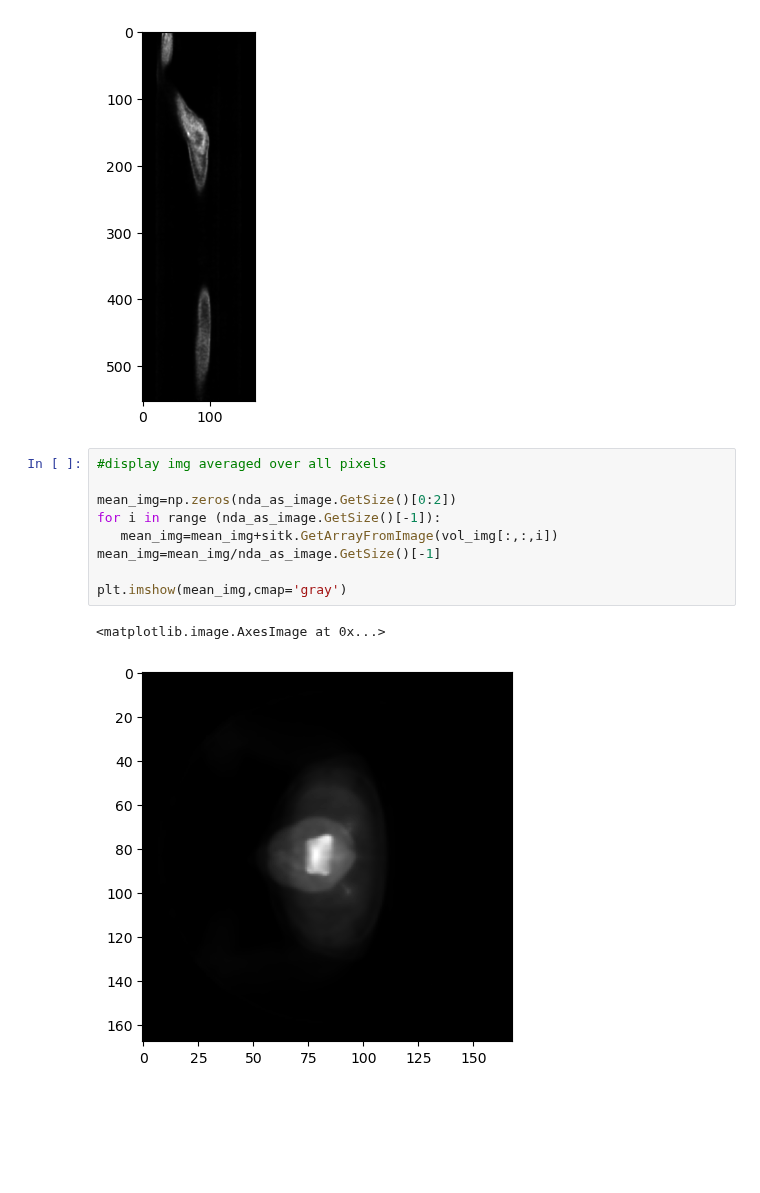
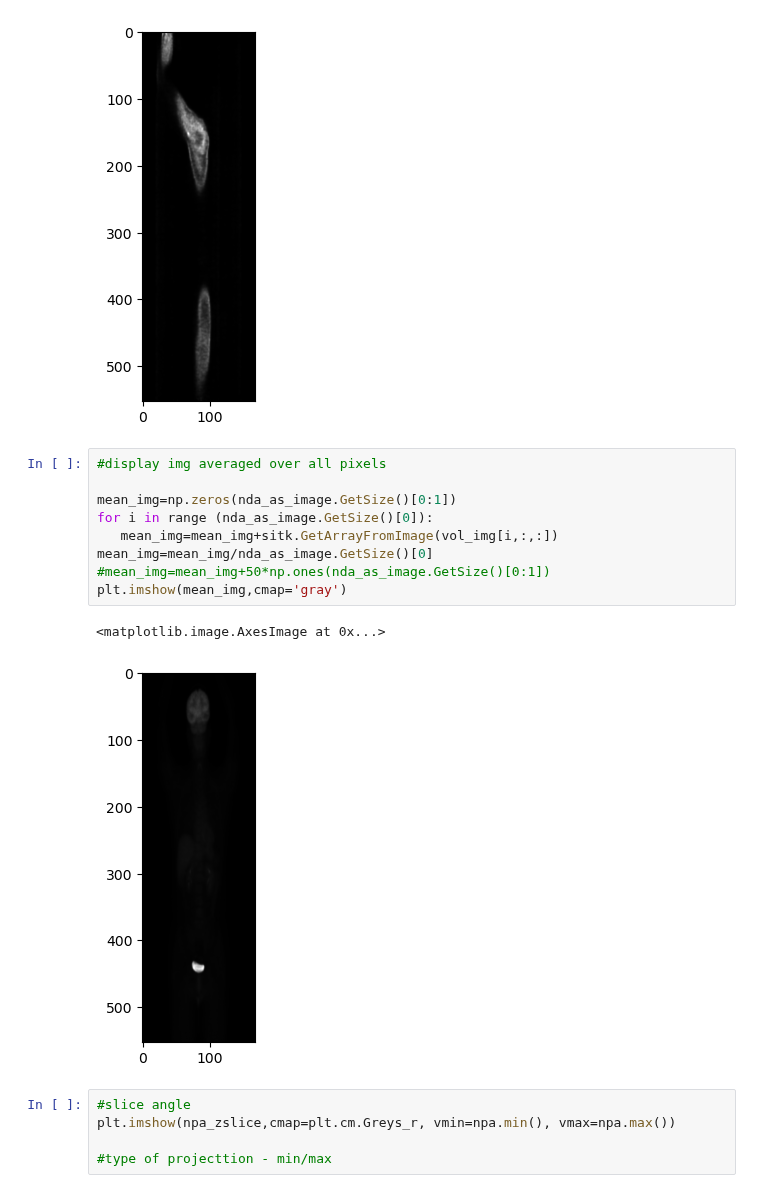
Before and after one commit to NickosKal/UCAN-PET-CT-image-data-handling-pipeline, a Jupyter notebook: Task 2.1/SimpleITK_exploration.ipynb, the cells around one changed output. Drawn from its saved outputs; the diff is of its cells as text; blank space fills up the shorter version.

Commit message:
Implemented diff types of projections & angles

```diff
--- a/Task 2.1/SimpleITK_exploration.ipynb
+++ b/Task 2.1/SimpleITK_exploration.ipynb
@@ -96,12 +96,17 @@ plt.imshow(sitk.GetArrayFromImage(slice_2d),cmap='gray')
 # %%
 #display img averaged over all pixels
 
-mean_img=np.zeros(nda_as_image.GetSize()[0:2])
-for i in range (nda_as_image.GetSize()[-1]):
-   mean_img=mean_img+sitk.GetArrayFromImage(vol_img[:,:,i])
-mean_img=mean_img/nda_as_image.GetSize()[-1]
-
+mean_img=np.zeros(nda_as_image.GetSize()[0:1])
+for i in range (nda_as_image.GetSize()[0]):
+   mean_img=mean_img+sitk.GetArrayFromImage(vol_img[i,:,:])
+mean_img=mean_img/nda_as_image.GetSize()[0]
+#mean_img=mean_img+50*np.ones(nda_as_image.GetSize()[0:1])
 plt.imshow(mean_img,cmap='gray')
 # %% [output]
 <matplotlib.image.AxesImage at 0x...>
-[figure, old version]
+[figure, new version]
+# %%
+#slice angle
+plt.imshow(npa_zslice,cmap=plt.cm.Greys_r, vmin=npa.min(), vmax=npa.max())
+
+#type of projecttion - min/max
```
Also changed, not shown: parts of 2 cells of this notebook.
